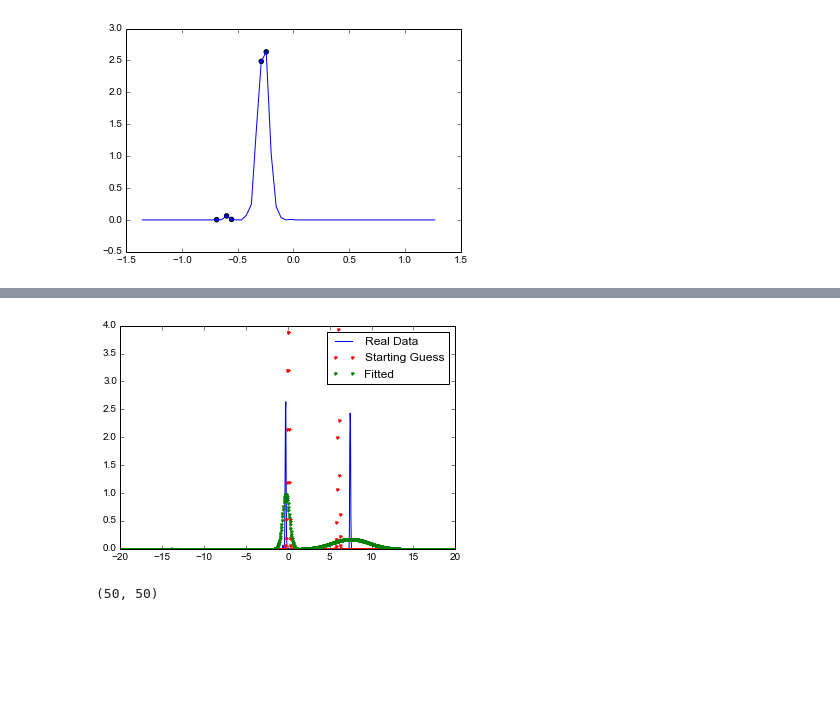
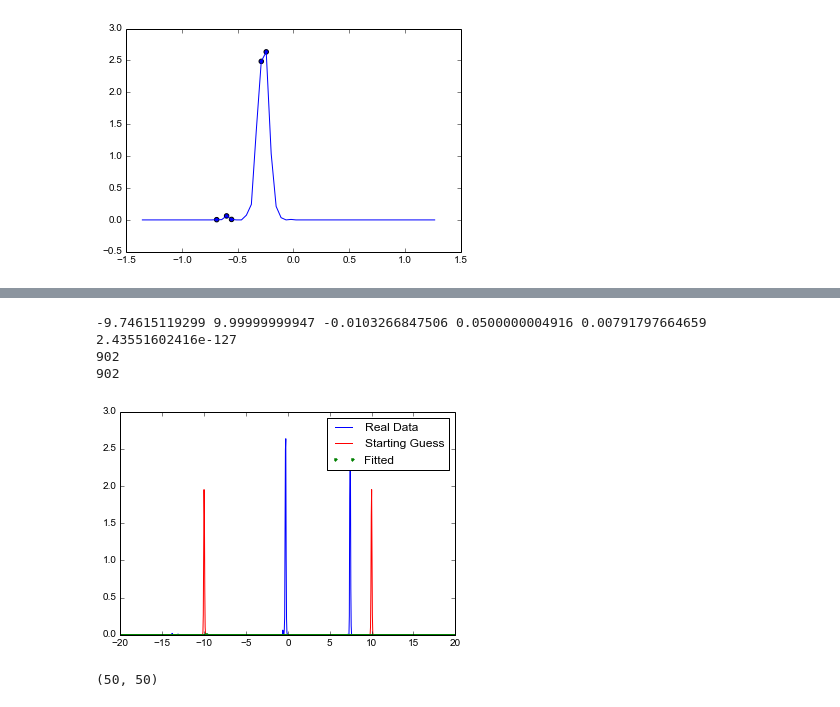
Before and after one commit to finnhacks42/code, a Jupyter notebook: Ship lines.ipynb, the cells around one changed output, grey strips where cells are left out. Cells and saved outputs as stored; diff of their text form; code cells hidden in the pictures; blank space fills up the shorter version.

```diff
--- a/Ship lines.ipynb
+++ b/Ship lines.ipynb
@@ -28,7 +28,9 @@ slice_width = gray_ship.shape[1]/nslice
 
 slice1 = gray_ship[:,100:100+slice_width]
 slice1_sum = sum(slice1,axis=1)
-print len(slice1_sum)
-plot(range(len(slice1_sum)),slice1_sum)
+
+y = max(slice1_sum) - slice1_sum
+x = np.linspace(-20, 20, len(y))
+plot(x,y)
 show()
 # %% [output]
@@ -49,0 +38,12 @@ def f2(w):
+# %%
+def gaussian(a,u,b,x):
+    return a*exp(-pow(x-u,2)/(2*b))
+
+def f(w,x):
+    return gaussian(w[0],w[1],w[2],x)+gaussian(w[3],w[4],w[5],x)
+plot(x,pcov)
+show()
+x = linspace(-10,10,1000)
+y = gaussian(2,-4,.1,x)+gaussian(1,3,.2,x)
+plot(x,y)
+show()
@@ -185,37 +257,49 @@ show()
 # %%
 import numpy as np
 from scipy.optimize import leastsq
 import matplotlib.pyplot as plt
 
+
+def norm(a,x,mean,std):
+    b = 2*pow(std,2)
+    return a*exp(-pow(x-mean,2)/b)
 ######################################
 x = np.linspace(-20, 20, len(slice1_sum))
 y_real = max(slice1_sum) - slice1_sum
 
 ######################################
 # Solving
-m, dm, sd1, sd2 = [0, 10, .1, .1]
-p = [m, dm, sd1, sd2] # Initial guesses for leastsq
-y_init = norm(x, m, sd1) + norm(x, m + dm, sd2) # For final comparison plot
+a1,a2,m1, m2, sd1, sd2 = [2,2,-10, 10, .05, .05]
+p = [a1,a2,m1, m2, sd1, sd2] # Initial guesses for leastsq
+y_init = norm(a1,x, m1, sd1) + norm(a2,x, m2, sd2) # For final comparison plot
 
 def res(p, y, x):
-  m, dm, sd1, sd2 = p
-  m1 = m
-  m2 = m1 + dm
-  y_fit = norm(x, m1, sd1) + norm(x, m2, sd2)
+  a1,a2,m1, m2, sd1, sd2 = p
+  y_fit = norm(a1,x, m1, sd1) + norm(a2,x, m2, sd2)
   err = y - y_fit
   return err
 
 plsq = leastsq(res, p, args = (y_real, x))
+p = plsq[0]
+a1,a2,m1,m2,sd1,sd2 = p[0],p[1],p[2],p[3],p[4],p[5]
+y_est = norm(a1,x, m1, sd1) + norm(a2,x, m2, sd2)
 
-y_est = norm(x, plsq[0][0], plsq[0][2]) + norm(x, plsq[0][0] + plsq[0][1], plsq[0][3])
+print m1,m2,sd1,sd2,a1,a2
 
+# arg - finding these peaks is killing me ...
+
+print len(x)
+print len(y_init)
 plt.plot(x, y_real, label='Real Data')
-plt.plot(x, y_init, 'r.', label='Starting Guess')
+plt.plot(x, y_init, 'r', label='Starting Guess')
 plt.plot(x, y_est, 'g.', label='Fitted')
 plt.legend()
 plt.show()
 # %% [output]
+-9.74615119299 9.99999999947 -0.0103266847506 0.0500000004916 0.00791797664659 2.43551602416e-127
+902
+902
-[figure, old version]
+[figure, new version]
 # %%
 # goal is to find continuous or almost continuous lines.
 
```
Also changed, not shown: parts of 10 cells of this notebook, 18 other files.
